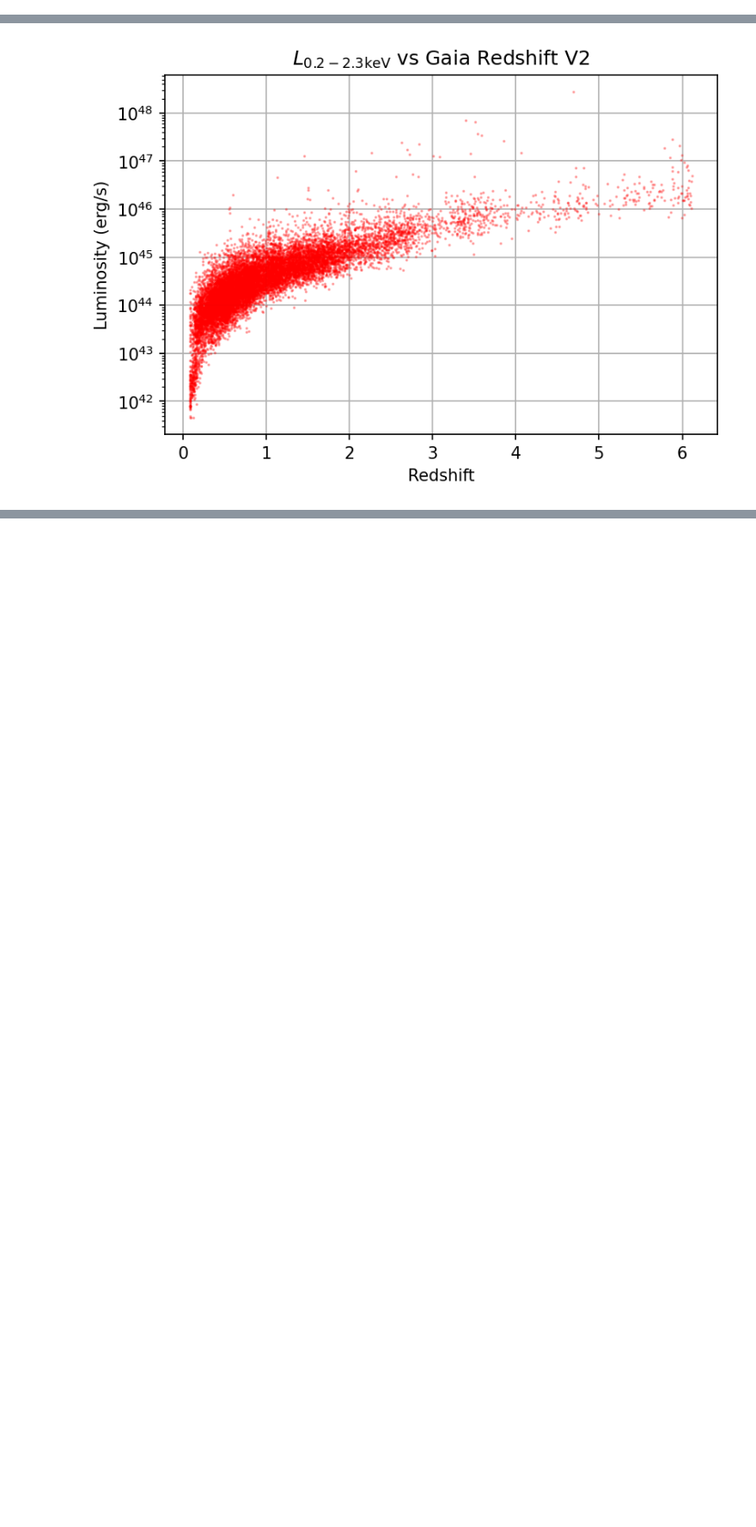
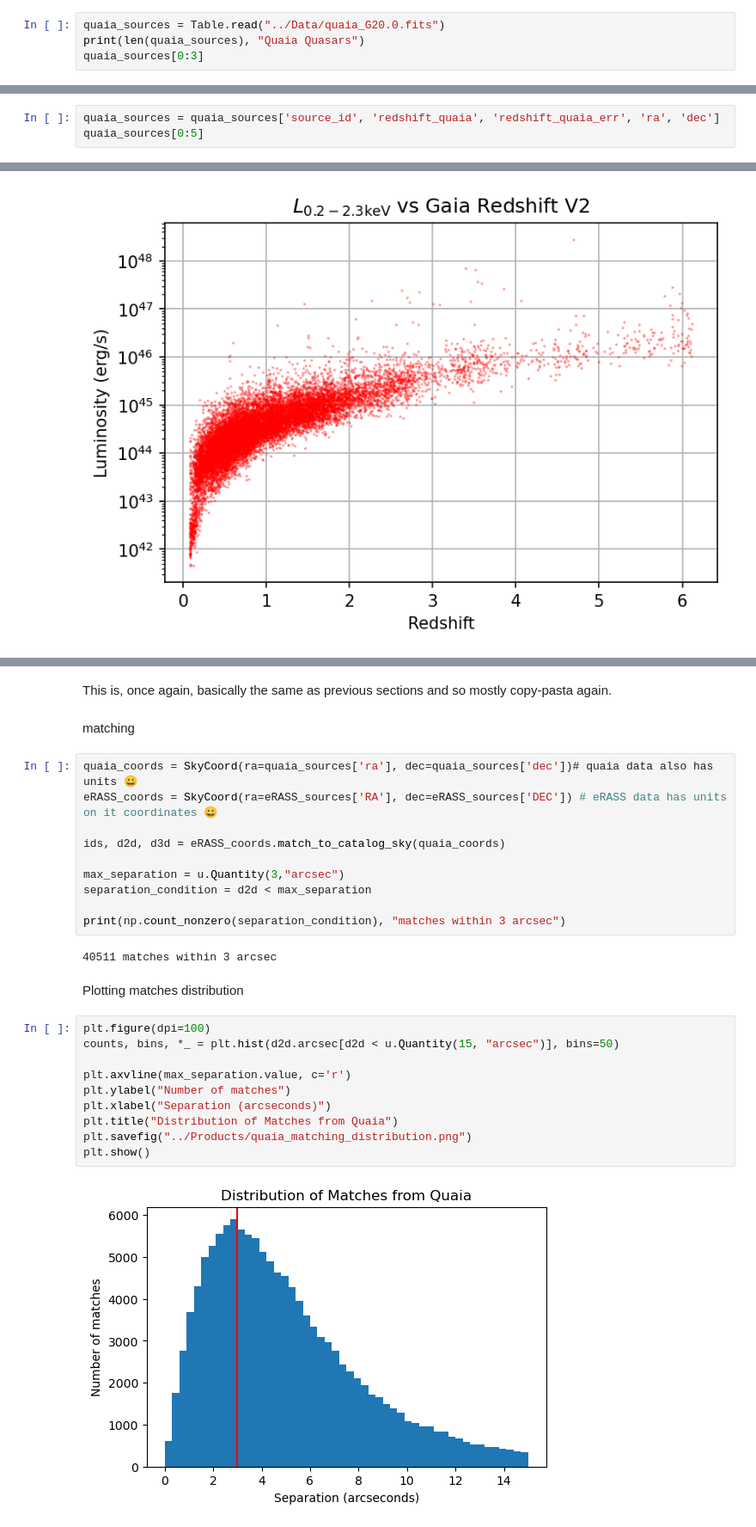
Before and after one commit to TobyWallage/Finding_Quasars_In_eRASS, a Jupyter notebook: Notebooks/eRASS_GAIA_quasars.ipynb, the cells around one changed output, grey strips where cells are left out. Shown: that part at 86% size. Cells and saved outputs as stored; diff of their text form; blank space fills up the shorter version.

Commit message:
Quaia Crossmatching

```diff
--- a/Notebooks/eRASS_GAIA_quasars.ipynb
+++ b/Notebooks/eRASS_GAIA_quasars.ipynb
@@ -136,3 +138,7 @@ Table length=3
 # %% [markdown]
 Quaia is an all-sky quasar catalog from combining Gaia and unWISE that should be more pure and better redshifts than the default Gaia catalog.<br>
 The paper describing it and a link to the catalog can be [found here](https://doi.org/10.48550/arXiv.2306.17749)
+# %%
+quaia_sources = Table.read("../Data/quaia_G20.0.fits")
+print(len(quaia_sources), "Quaia Quasars")
+quaia_sources[0:3]
@@ -138,0 +162,3 @@ The paper describing it and a link to the catalog can be [found here](https://do
+# %%
+quaia_sources = quaia_sources['source_id', 'redshift_quaia', 'redshift_quaia_err', 'ra', 'dec']
+quaia_sources[0:5]
@@ -276,0 +315,30 @@ plt.show()
+# %% [markdown]
+This is, once again, basically the same as previous sections and so mostly copy-pasta again.
+# %% [markdown]
+matching
+# %%
+quaia_coords = SkyCoord(ra=quaia_sources['ra'], dec=quaia_sources['dec'])# quaia data also has units 😀
+eRASS_coords = SkyCoord(ra=eRASS_sources['RA'], dec=eRASS_sources['DEC']) # eRASS data has units on it coordinates 😀
+
+ids, d2d, d3d = eRASS_coords.match_to_catalog_sky(quaia_coords)
+
+max_separation = u.Quantity(3,"arcsec")
+separation_condition = d2d < max_separation
+
+print(np.count_nonzero(separation_condition), "matches within 3 arcsec")
+# %% [output]
+40511 matches within 3 arcsec
+# %% [markdown]
+Plotting matches distribution
+# %%
+plt.figure(dpi=100)
+counts, bins, *_ = plt.hist(d2d.arcsec[d2d < u.Quantity(15, "arcsec")], bins=50)
+
+plt.axvline(max_separation.value, c='r')
+plt.ylabel("Number of matches")
+plt.xlabel("Separation (arcseconds)")
+plt.title("Distribution of Matches from Quaia")
+plt.savefig("../Products/quaia_matching_distribution.png")
+plt.show()
+# %% [output]
+[figure, added]
```
Also changed, not shown: parts of 11 cells of this notebook, 2 other files.
